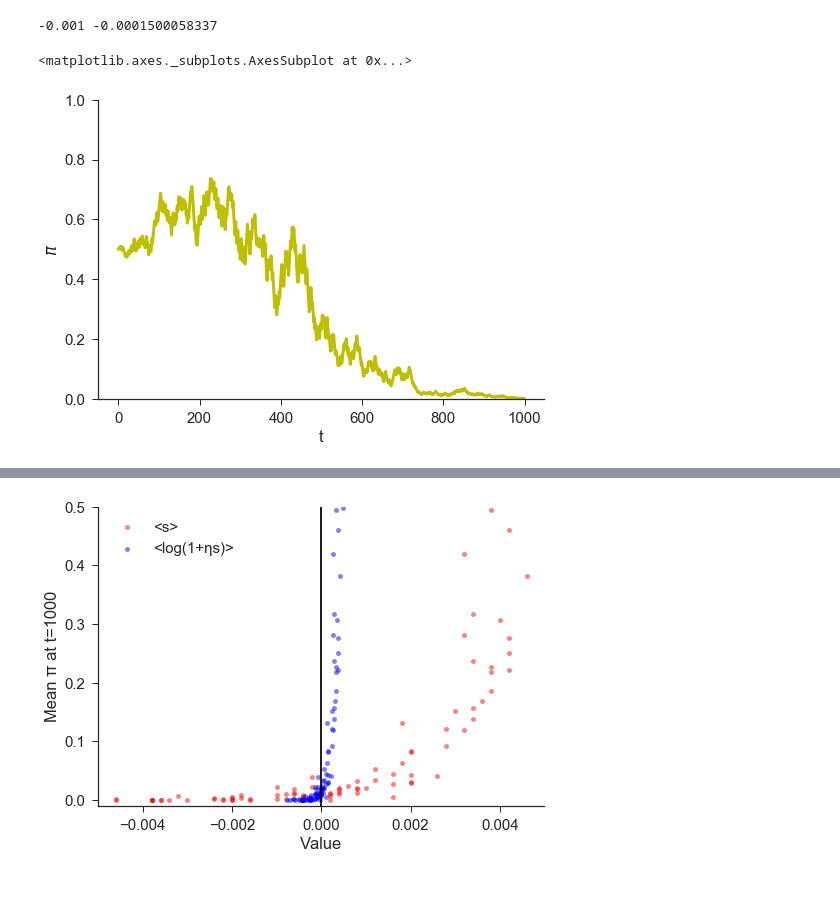
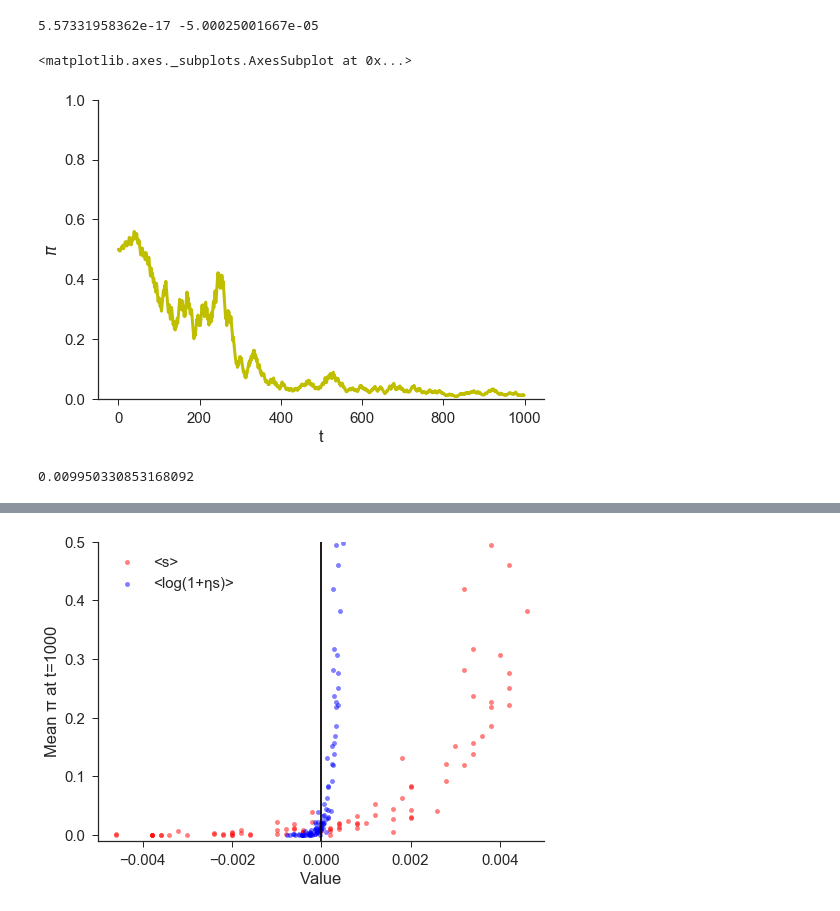
Before and after one commit to yoavram/Milpitas, a Jupyter notebook: notebooks/random environment simulation.ipynb, the cells around one changed output, grey strips where cells are left out. Drawn from its saved outputs; the diff is of its cells as text; code cells hidden in the pictures.

Commit message:
SLS figure

```diff
--- a/notebooks/random environment simulation.ipynb
+++ b/notebooks/random environment simulation.ipynb
@@ -65,7 +67,7 @@ def simulation(N, n, η, ω, π0):
 N = 100000
 n = 1000
 η = 0.1
-p = 0.499
+p = 0.495
 s = 0.1
 
 s = np.random.choice([s, -s], size=n, replace=True, p=[p, 1-p])
@@ -74,13 +76,17 @@ s = np.random.choice([s, -s], size=n, replace=True, p=[p, 1-p])
 print((ωA - ωB).mean(), np.log(1 + η * s).mean())
 ω = np.array([ωA, ωB]).T
 # %% [output]
--0.001 -0.0001500058337
+5.57331958362e-17 -5.00025001667e-05
 # %%
-π = simulation(N, n, η, ω, lambda N: np.ones(N) * 0.5)
+π_fix = simulation(N, n, η, ω, lambda N: np.ones(N) * 0.5)
 plots.plot_π(π, bands=0)
 # %% [output]
 <matplotlib.axes._subplots.AxesSubplot at 0x...>
-[figure, old version]
+[figure, new version]
+# %%
+np.log(1.01)
+# %% [output]
+0.009950330853168092
 # %%
 π[-1, :].mean()
 # %% [output]
```
Also changed, not shown: parts of 11 cells of this notebook.
